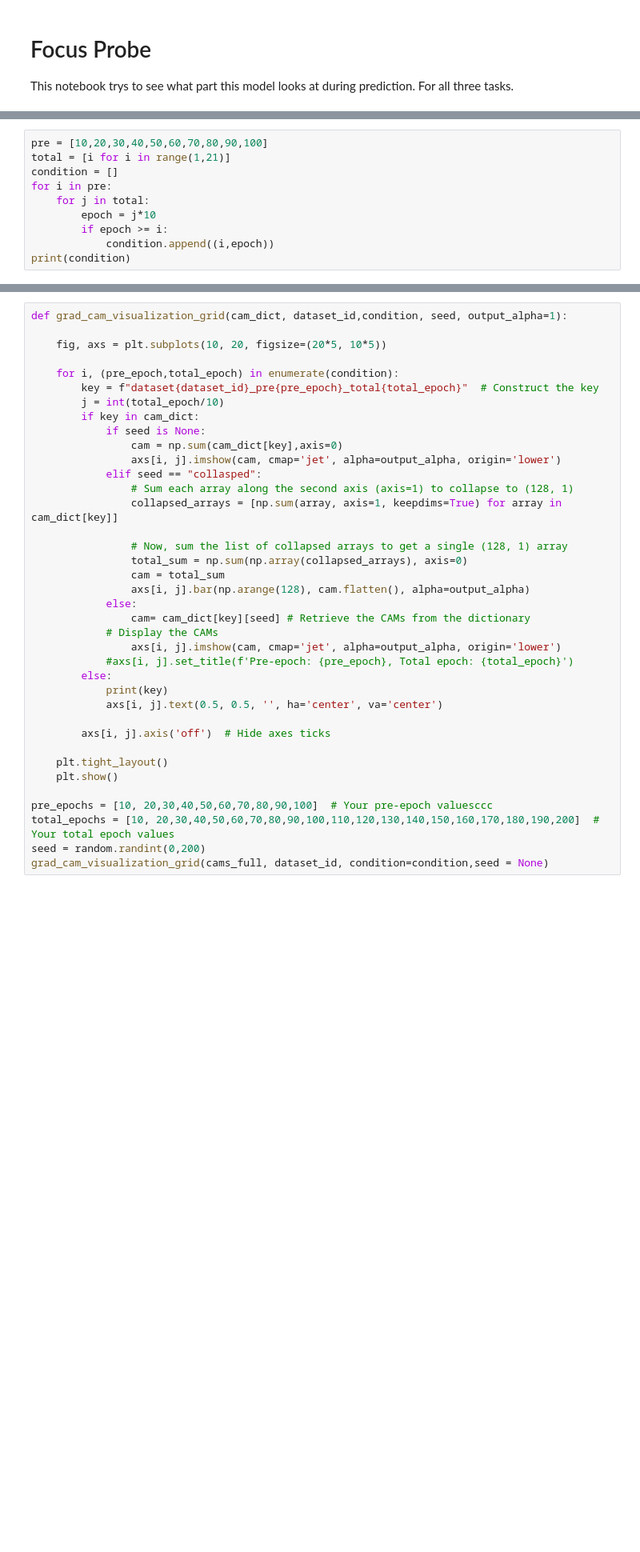
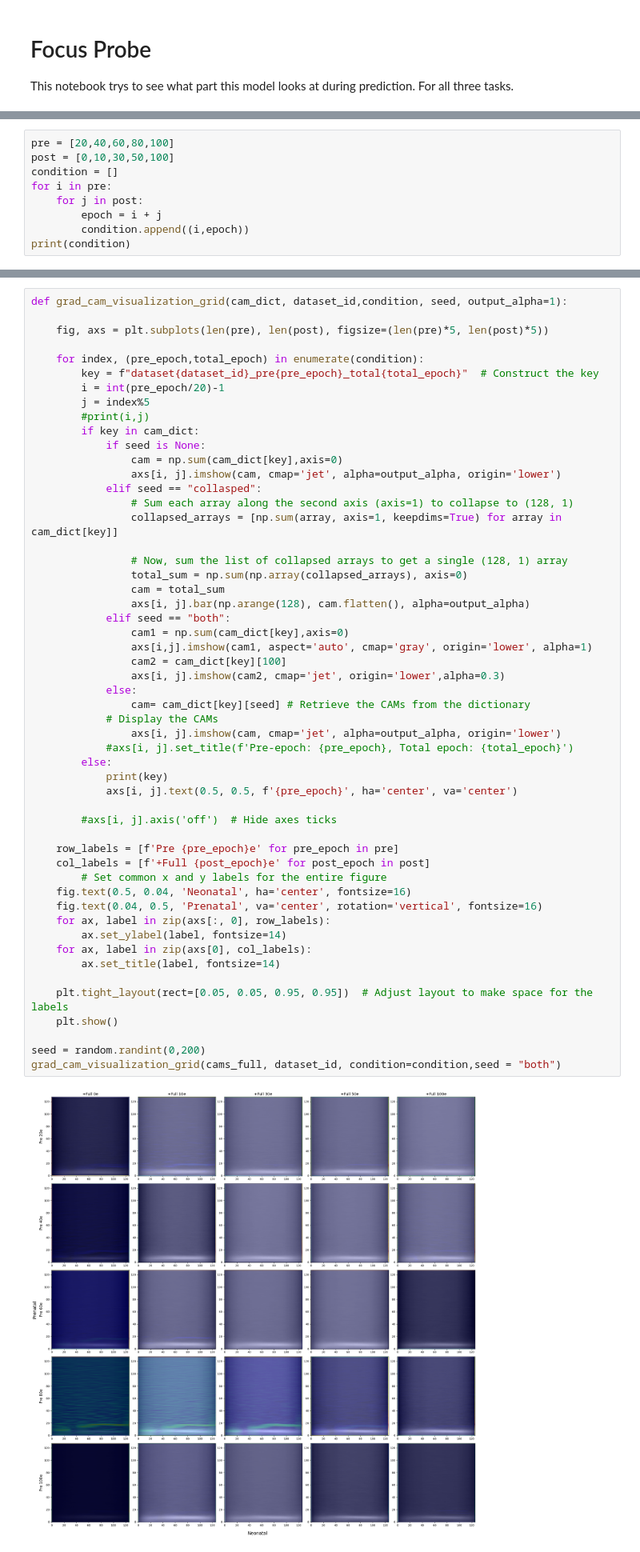
Before and after one commit to Frankalexej/proslearn_22, a Jupyter notebook: focus_prob.ipynb, the cells around one changed output, grey strips where cells are left out. Shown at 80% size. Saved outputs shown, nothing was run; the diff lists cells and outputs as text; blank space fills up the shorter version.

```diff
--- a/focus_prob.ipynb
+++ b/focus_prob.ipynb
@@ -271,11 +388,10 @@ def get_one_dataset(dataset_id,pre_epoch,epoch,running_trial):
 # %%
-pre = [10,20,30,40,50,60,70,80,90,100]
-total = [i for i in range(1,21)]
+pre = [20,40,60,80,100]
+post = [0,10,30,50,100]
 condition = []
 for i in pre:
-    for j in total:
-        epoch = j*10
-        if epoch >= i:
-            condition.append((i,epoch))
+    for j in post:
+        epoch = i + j
+        condition.append((i,epoch))
 print(condition)
 # %% [output]
@@ -369,38 +399,55 @@ for file in filenames:
 # %%
 def grad_cam_visualization_grid(cam_dict, dataset_id,condition, seed, output_alpha=1):
 
-    fig, axs = plt.subplots(10, 20, figsize=(20*5, 10*5))
+    fig, axs = plt.subplots(len(pre), len(post), figsize=(len(pre)*5, len(post)*5))
 
-    for i, (pre_epoch,total_epoch) in enumerate(condition):
+    for index, (pre_epoch,total_epoch) in enumerate(condition):
         key = f"dataset{dataset_id}_pre{pre_epoch}_total{total_epoch}"  # Construct the key
-        j = int(total_epoch/10)
+        i = int(pre_epoch/20)-1
+        j = index%5
+        #print(i,j)
         if key in cam_dict:
             if seed is None:
                 cam = np.sum(cam_dict[key],axis=0)
                 axs[i, j].imshow(cam, cmap='jet', alpha=output_alpha, origin='lower')
             elif seed == "collasped":
                 # Sum each array along the second axis (axis=1) to collapse to (128, 1)
                 collapsed_arrays = [np.sum(array, axis=1, keepdims=True) for array in cam_dict[key]]
 
                 # Now, sum the list of collapsed arrays to get a single (128, 1) array
                 total_sum = np.sum(np.array(collapsed_arrays), axis=0)
                 cam = total_sum
                 axs[i, j].bar(np.arange(128), cam.flatten(), alpha=output_alpha)
+            elif seed == "both":
+                cam1 = np.sum(cam_dict[key],axis=0)
+                axs[i,j].imshow(cam1, aspect='auto', cmap='gray', origin='lower', alpha=1)
+                cam2 = cam_dict[key][100]
+                axs[i, j].imshow(cam2, cmap='jet', origin='lower',alpha=0.3)
             else:
                 cam= cam_dict[key][seed] # Retrieve the CAMs from the dictionary
             # Display the CAMs
                 axs[i, j].imshow(cam, cmap='jet', alpha=output_alpha, origin='lower')
             #axs[i, j].set_title(f'Pre-epoch: {pre_epoch}, Total epoch: {total_epoch}')
         else:
             print(key)
-            axs[i, j].text(0.5, 0.5, '', ha='center', va='center')
+            axs[i, j].text(0.5, 0.5, f'{pre_epoch}', ha='center', va='center')
 
-        axs[i, j].axis('off')  # Hide axes ticks
+        #axs[i, j].axis('off')  # Hide axes ticks
 
-    plt.tight_layout()
+    row_labels = [f'Pre {pre_epoch}e' for pre_epoch in pre]
+    col_labels = [f'+Full {post_epoch}e' for post_epoch in post]
+        # Set common x and y labels for the entire figure
+    fig.text(0.5, 0.04, 'Neonatal', ha='center', fontsize=16)
+    fig.text(0.04, 0.5, 'Prenatal', va='center', rotation='vertical', fontsize=16)
+    for ax, label in zip(axs[:, 0], row_labels):
+        ax.set_ylabel(label, fontsize=14)
+    for ax, label in zip(axs[0], col_labels):
+        ax.set_title(label, fontsize=14)
+
+    plt.tight_layout(rect=[0.05, 0.05, 0.95, 0.95])  # Adjust layout to make space for the labels
     plt.show()
 
-pre_epochs = [10, 20,30,40,50,60,70,80,90,100]  # Your pre-epoch valuesccc
-total_epochs = [10, 20,30,40,50,60,70,80,90,100,110,120,130,140,150,160,170,180,190,200]  # Your total epoch values
 seed = random.randint(0,200)
-grad_cam_visualization_grid(cams_full, dataset_id, condition=condition,seed = None)
+grad_cam_visualization_grid(cams_full, dataset_id, condition=condition,seed = "both")
+# %% [output]
+[figure, added]
```
Also changed, not shown: parts of 8 cells of this notebook, 1 other file.
